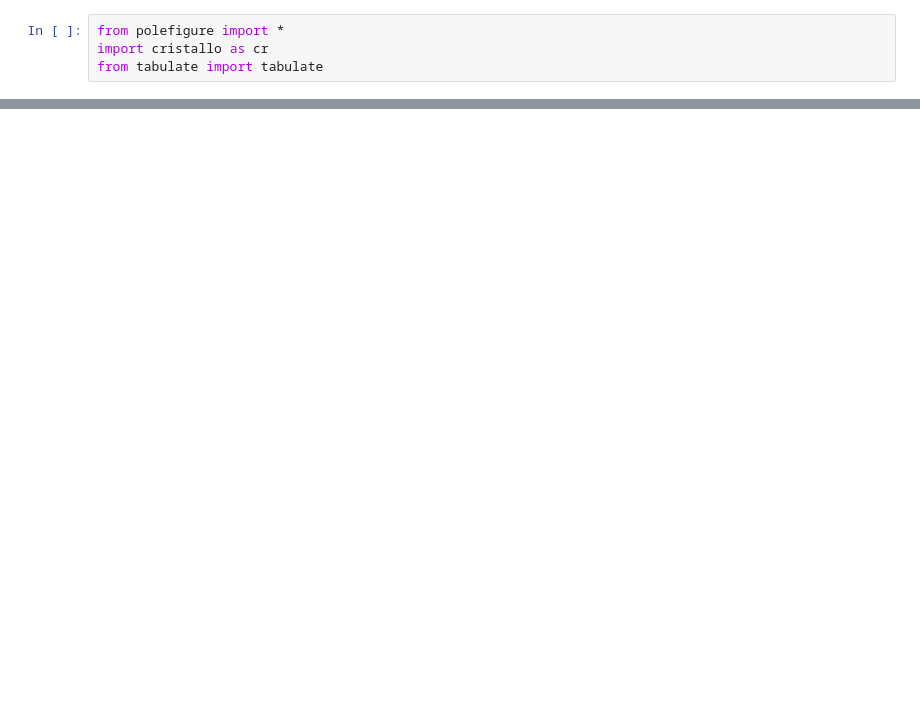
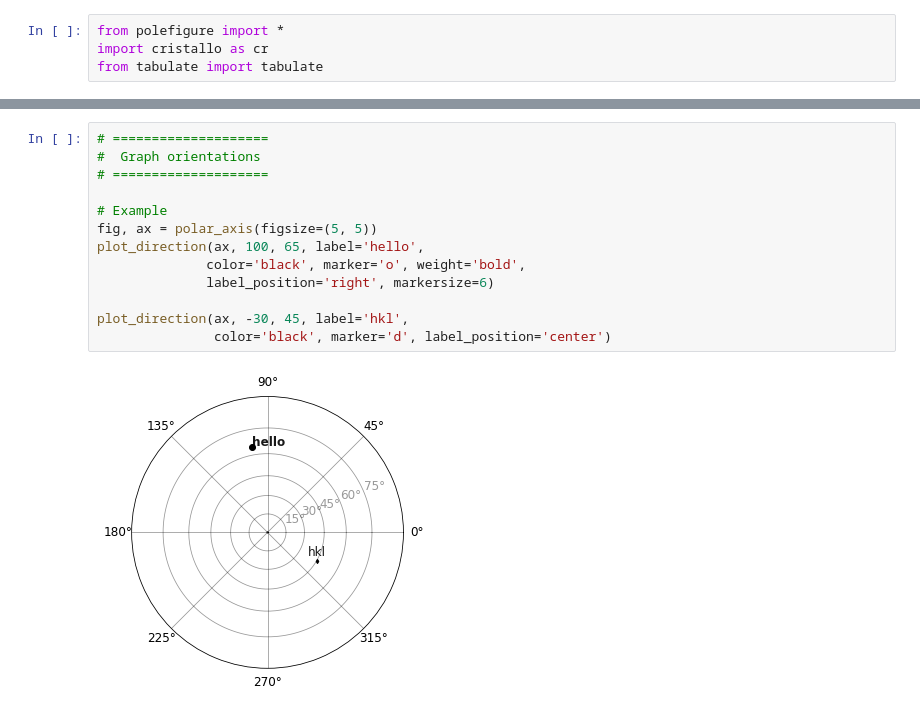
Before and after one commit to xdze2/graph_XRD, a Jupyter notebook: pole_figure/test_polefigure.ipynb, the cells around one changed output, grey strips where cells are left out. Saved outputs shown, nothing was run; the diff lists cells and outputs as text; blank space fills up the shorter version.

```diff
--- a/pole_figure/test_polefigure.ipynb
+++ b/pole_figure/test_polefigure.ipynb
@@ -93,0 +57,15 @@ print(tabulate(eq_dir, headers='keys'))
+# %%
+# ====================
+#  Graph orientations
+# ====================
+
+# Example
+fig, ax = polar_axis(figsize=(5, 5))
+plot_direction(ax, 100, 65, label='hello',
+              color='black', marker='o', weight='bold',
+              label_position='right', markersize=6)
+
+plot_direction(ax, -30, 45, label='hkl',
+               color='black', marker='d', label_position='center')
+# %% [output]
+[figure, added]
```
Also changed, not shown: parts of 22 cells of this notebook, 4 other files.
